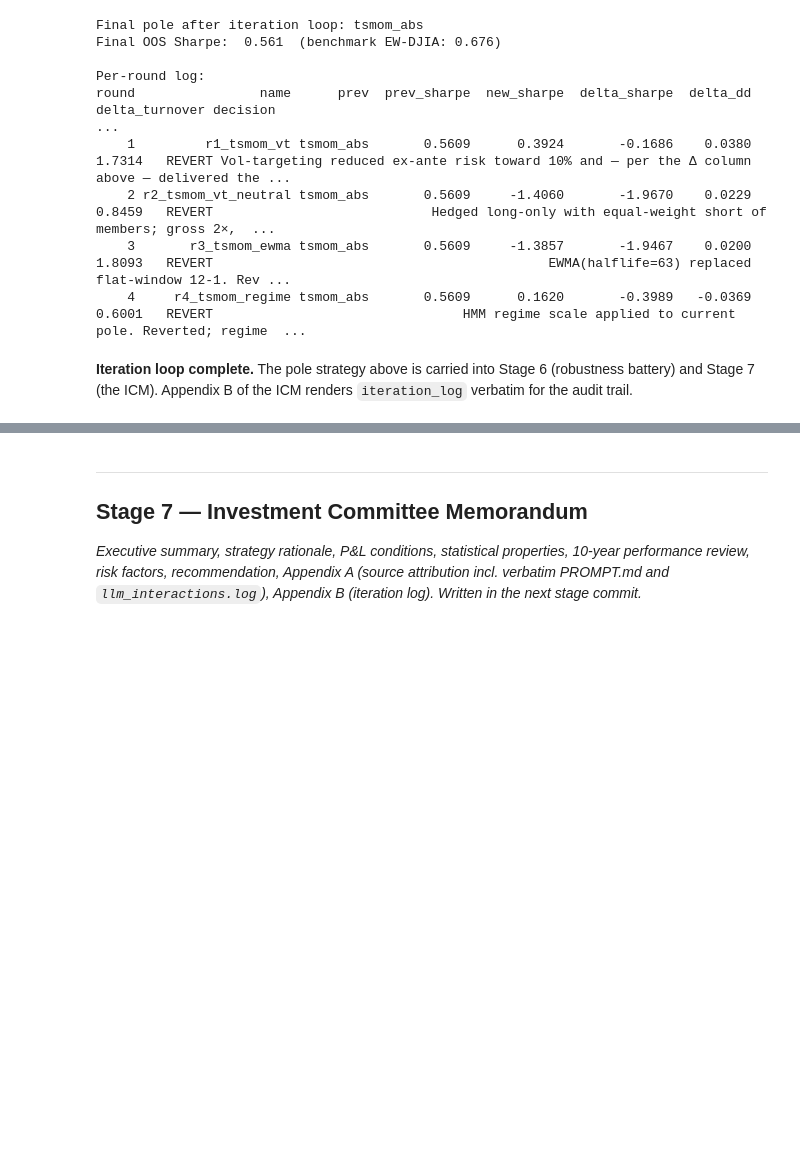
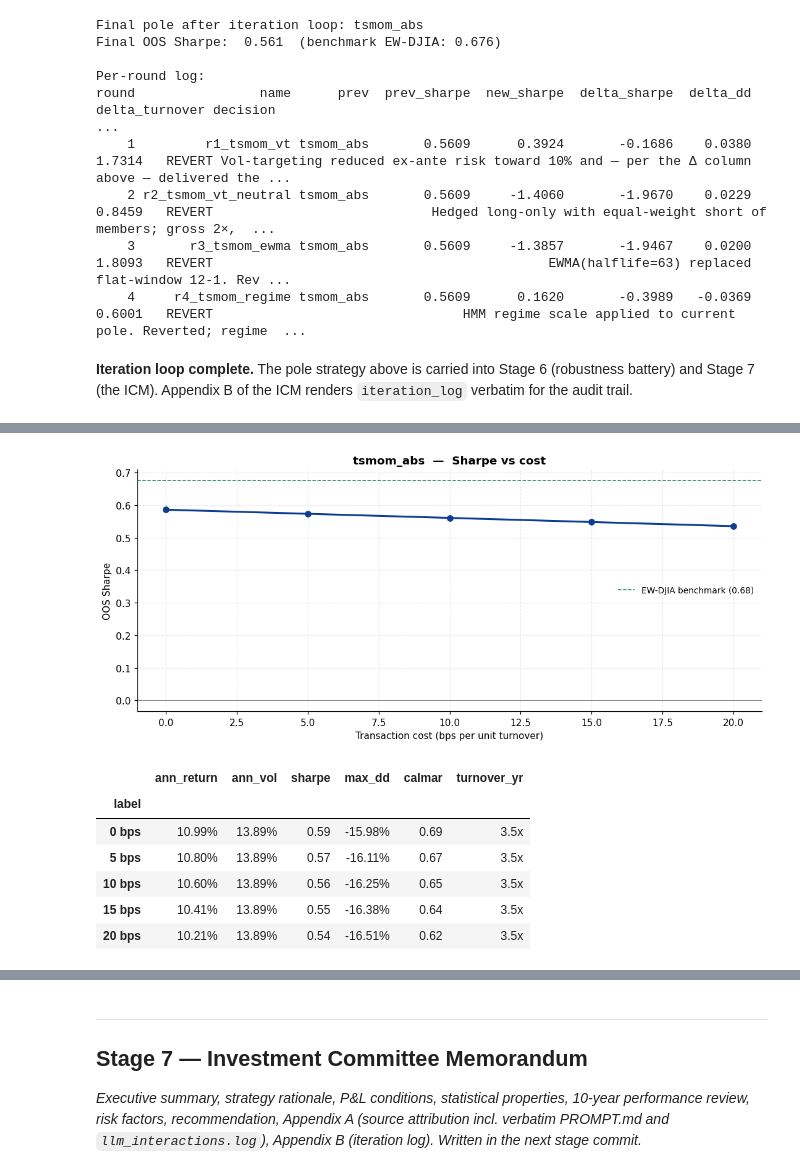
Before and after one commit to turbo-wombat/MLinF-project-1, a Jupyter notebook: ProprietaryMomentumStrategy.ipynb, the cells around one changed output, grey strips where cells are left out. Drawn from its saved outputs; the diff is of its cells as text; code cells hidden in the pictures; blank space fills up the shorter version.

```diff
--- a/ProprietaryMomentumStrategy.ipynb
+++ b/ProprietaryMomentumStrategy.ipynb
@@ -2358,0 +2373,43 @@ _Cost/frequency/lookback sensitivities, subperiod stability, Monte Carlo bootstr
+# %%
+# ── 6.1 · Cost sensitivity ───────────────────────────────────────────────
+# Re-run the pole-strategy backtest at each bps level in the grid; hold
+# everything else constant.
+
+_weights_pole = RESULTS[CURRENT_BEST]['weights']
+_rows = []
+for _bps in cfg['COST_BPS_GRID']:
+    _, _net, _to = backtest(_weights_pole, prices, _bps)
+    _net_oos, _to_oos = _oos_slice(_net, _to, cfg['WALK_FORWARD_FOLDS'])
+    _m = evaluate(_net_oos, benchmarks['EW-DJIA (BH)'], rf_daily, ff3, _to_oos,
+                  label=f'{_bps} bps', cfg=cfg)
+    _rows.append(_m)
+cost_sensitivity = pd.DataFrame(_rows).set_index('label')[
+    ['ann_return', 'ann_vol', 'sharpe', 'max_dd', 'calmar', 'turnover_yr']
+]
+
+fig, ax = plt.subplots(figsize=(10, 4.5))
+ax.plot(cfg['COST_BPS_GRID'], cost_sensitivity['sharpe'].values,
+        marker='o', color='#0B3D91', linewidth=2)
+ax.axhline(0, color='gray', linewidth=0.7)
+_ew_sharpe = benchmark_table.loc['[BM] EW-DJIA (BH)', 'sharpe']
+ax.axhline(_ew_sharpe, color='#117A65', linewidth=1, linestyle='--',
+           label=f'EW-DJIA benchmark ({_ew_sharpe:.2f})')
+ax.set_xlabel('Transaction cost (bps per unit turnover)')
+ax.set_ylabel('OOS Sharpe')
+ax.set_title(f'{CURRENT_BEST}  —  Sharpe vs cost')
+ax.legend()
+plt.tight_layout(); plt.show()
+
+cost_sensitivity.style.format({
+    'ann_return':'{:.2%}', 'ann_vol':'{:.2%}', 'sharpe':'{:.2f}',
+    'max_dd':'{:.2%}', 'calmar':'{:.2f}', 'turnover_yr':'{:.1f}x',
+})
+# %% [output]
+[figure, added]
+|  | ann_return | ann_vol | sharpe | max_dd | calmar | turnover_yr |
+| label |  |  |  |  |  |  |
+| 0 bps | 10.99% | 13.89% | 0.59 | -15.98% | 0.69 | 3.5x |
+| 5 bps | 10.80% | 13.89% | 0.57 | -16.11% | 0.67 | 3.5x |
+| 10 bps | 10.60% | 13.89% | 0.56 | -16.25% | 0.65 | 3.5x |
+| 15 bps | 10.41% | 13.89% | 0.55 | -16.38% | 0.64 | 3.5x |
+| 20 bps | 10.21% | 13.89% | 0.54 | -16.51% | 0.62 | 3.5x |
```
Also changed, not shown: parts of 28 cells of this notebook.
